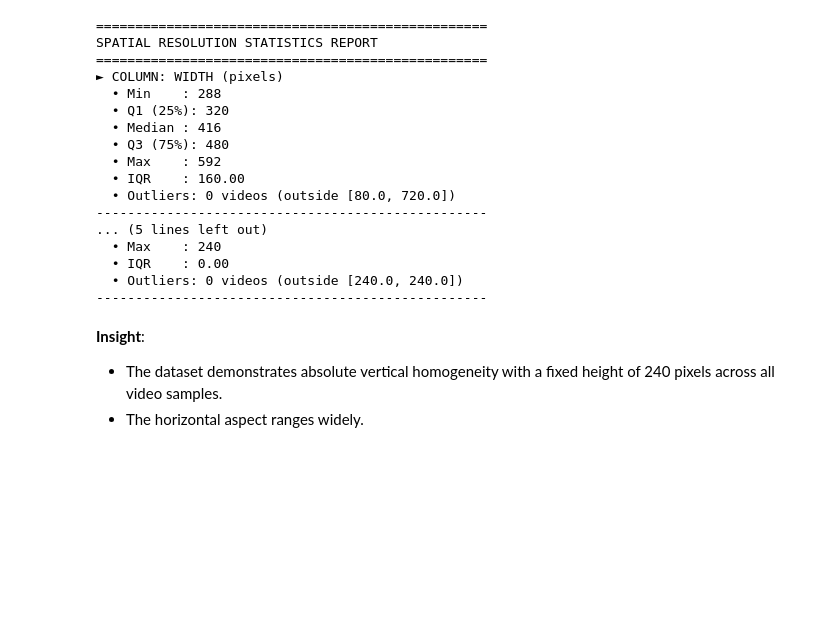
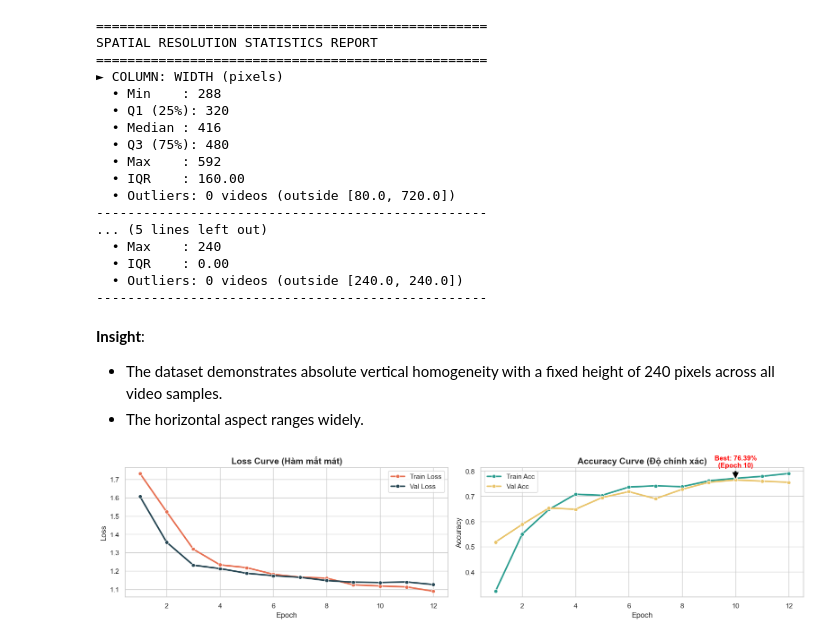
Before and after one commit to nguyenlog205/deep-learning-classification, a Jupyter notebook: notebook/eda.ipynb, the cells around one changed output. Drawn from its saved outputs; the diff is of its cells as text; code cells hidden in the pictures; blank space fills up the shorter version.

```diff
--- a/notebook/eda.ipynb
+++ b/notebook/eda.ipynb
@@ -419,3 +422,56 @@ SPATIAL RESOLUTION STATISTICS REPORT
 **Insight**:
 - The dataset demonstrates absolute vertical homogeneity with a fixed height of 240 pixels across all video samples.
 - The horizontal aspect ranges widely.
+# %%
+import matplotlib.pyplot as plt
+import seaborn as sns
+import pandas as pd
+
+# 1. Dữ liệu từ log training của bạn
+history = {
+    'Epoch': [1, 2, 3, 4, 5, 6, 7, 8, 9, 10, 11, 12],
+    'Train Loss': [1.7323, 1.5228, 1.3185, 1.2326, 1.2176, 1.1811, 1.1653, 1.1601, 1.1233, 1.1172, 1.1121, 1.0887],
+    'Val Loss':   [1.6061, 1.3564, 1.2311, 1.2124, 1.1867, 1.1735, 1.1645, 1.1469, 1.1383, 1.1362, 1.1393, 1.1249],
+    'Train Acc':  [0.3239, 0.5498, 0.6468, 0.7074, 0.7031, 0.7360, 0.7406, 0.7373, 0.7607, 0.7702, 0.7783, 0.7897],
+    'Val Acc':    [0.5185, 0.5880, 0.6528, 0.6481, 0.6944, 0.7176, 0.6898, 0.7269, 0.7546, 0.7639, 0.7593, 0.7546]
+}
+df = pd.DataFrame(history)
+
+# 2. Setup giao diện chuyên nghiệp
+sns.set_theme(style="whitegrid")
+fig, ax = plt.subplots(1, 2, figsize=(16, 4))
+
+# --- BIỂU ĐỒ 1: LOSS (Càng thấp càng tốt) ---
+sns.lineplot(data=df, x='Epoch', y='Train Loss', ax=ax[0], label='Train Loss',
+             color='#e76f51', marker='o', linewidth=2.5) # Cam
+sns.lineplot(data=df, x='Epoch', y='Val Loss', ax=ax[0], label='Val Loss',
+             color='#264653', marker='o', linewidth=2.5) # Xanh đậm
+
+ax[0].set_title('Loss Curve (Hàm mất mát)', fontsize=14, fontweight='bold')
+ax[0].set_ylabel('Loss')
+ax[0].legend()
+
+# --- BIỂU ĐỒ 2: ACCURACY (Càng cao càng tốt) ---
+sns.lineplot(data=df, x='Epoch', y='Train Acc', ax=ax[1], label='Train Acc',
+             color='#2a9d8f', marker='o', linewidth=2.5) # Xanh ngọc
+sns.lineplot(data=df, x='Epoch', y='Val Acc', ax=ax[1], label='Val Acc',
+             color='#e9c46a', marker='o', linewidth=2.5) # Vàng
+
+ax[1].set_title('Accuracy Curve (Độ chính xác)', fontsize=14, fontweight='bold')
+ax[1].set_ylabel('Accuracy')
+
+# Đánh dấu điểm cao nhất (Best Model)
+best_epoch_idx = df['Val Acc'].idxmax()
+best_acc = df.loc[best_epoch_idx, 'Val Acc']
+best_ep = df.loc[best_epoch_idx, 'Epoch']
+
+ax[1].annotate(f'Best: {best_acc:.2%}\n(Epoch {best_ep})',
+               xy=(best_ep, best_acc),
+               xytext=(best_ep, best_acc + 0.05),
+               arrowprops=dict(facecolor='black', shrink=0.05),
+               ha='center', fontsize=11, fontweight='bold', color='red')
+
+plt.tight_layout()
+plt.show()
+# %% [output]
+[figure, added]
```
Also changed, not shown: parts of 5 cells of this notebook.
